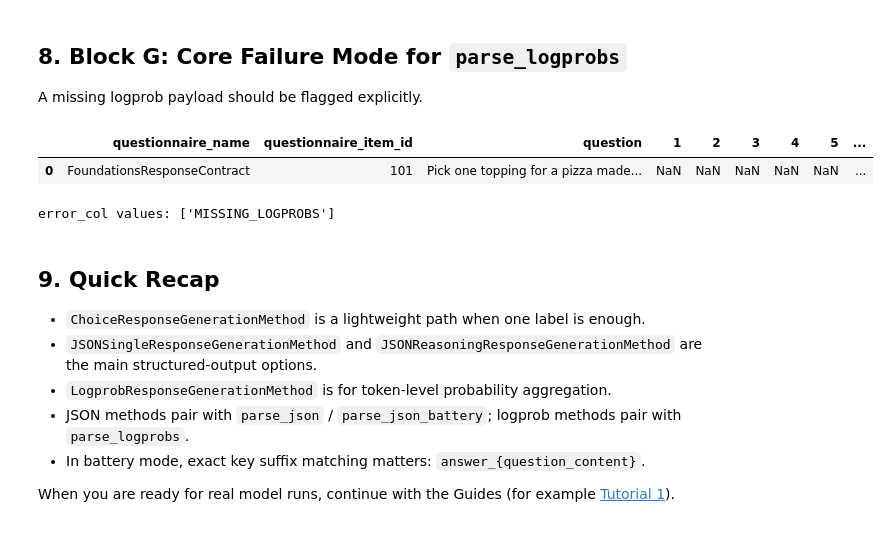
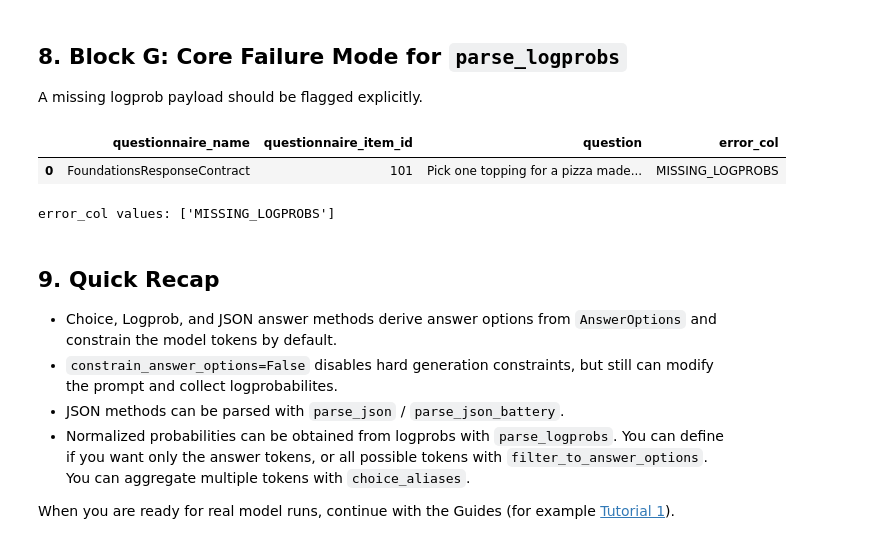
Before and after one commit to dess-mannheim/QSTN, a Jupyter notebook: docs/foundations/response_generation_parsing_tutorial.ipynb, the cells around one changed output. Drawn from its saved outputs; the diff is of its cells as text; code cells hidden in the pictures.

Commit message:
added new docs for vision language models. Update guides for response generation change

```diff
--- a/docs/foundations/response_generation_parsing_tutorial.ipynb
+++ b/docs/foundations/response_generation_parsing_tutorial.ipynb
@@ -450,34 +476,35 @@ display(parsed_from_dict)
 A missing logprob payload should be flagged explicitly.
 # %%
 missing_logprobs_result = InferenceResult(
-    questionnaire=base_prompt,
+    questionnaire=logprob_prompt,
     results={
         101: QuestionLLMResponseTuple(
-            question=base_prompt.generate_question_prompt(base_prompt.get_question(0)),
+            question=logprob_prompt.generate_question_prompt(logprob_prompt.get_question(0)),
             llm_response="No token probabilities returned",
             logprobs=None,
             reasoning=None,
         )
     },
 )
 
-missing_logprobs_df = create_one_dataframe(
-    parse_logprobs([missing_logprobs_result], ["1", "2", "3", "4", "5"])
-)
+with warnings.catch_warnings():
+    warnings.simplefilter("ignore", UserWarning)
+    missing_logprobs_df = create_one_dataframe(
+        parse_logprobs([missing_logprobs_result])
+    )
 
 display(missing_logprobs_df)
 print("error_col values:", missing_logprobs_df["error_col"].dropna().tolist())
 # %% [output]
-|  | questionnaire_name | questionnaire_item_id | question | 1 | 2 | 3 | 4 | 5 | ... |
-| 0 | FoundationsResponseContract | 101 | Pick one topping for a pizza made... | NaN | NaN | NaN | NaN | NaN | ... |
+|  | questionnaire_name | questionnaire_item_id | question | error_col |
+| 0 | FoundationsResponseContract | 101 | Pick one topping for a pizza made... | MISSING_LOGPROBS |
 error_col values: ['MISSING_LOGPROBS']
 # %% [markdown]
 ## 9. Quick Recap
 
-- `ChoiceResponseGenerationMethod` is a lightweight path when one label is enough.
-- `JSONSingleResponseGenerationMethod` and `JSONReasoningResponseGenerationMethod` are the main structured-output options.
-- `LogprobResponseGenerationMethod` is for token-level probability aggregation.
-- JSON methods pair with `parse_json` / `parse_json_battery`; logprob methods pair with `parse_logprobs`.
-- In battery mode, exact key suffix matching matters: `answer_{question_content}`.
+- Choice, Logprob, and JSON answer methods derive answer options from `AnswerOptions` and constrain the model tokens by default.
+- `constrain_answer_options=False` disables hard generation constraints, but still can modify the prompt and collect logprobabilites.
+- JSON methods can be parsed with `parse_json` / `parse_json_battery`.
+- Normalized probabilities can be obtained from logprobs with `parse_logprobs`. You can define if you want only the answer tokens, or all possible tokens with `filter_to_answer_options`. You can aggregate multiple tokens with `choice_aliases`.
 
 When you are ready for real model runs, continue with the Guides (for example [Tutorial 1](../guides/tutorial1.ipynb)).
```
Also changed, not shown: parts of 7 cells of this notebook, 5 other files.
